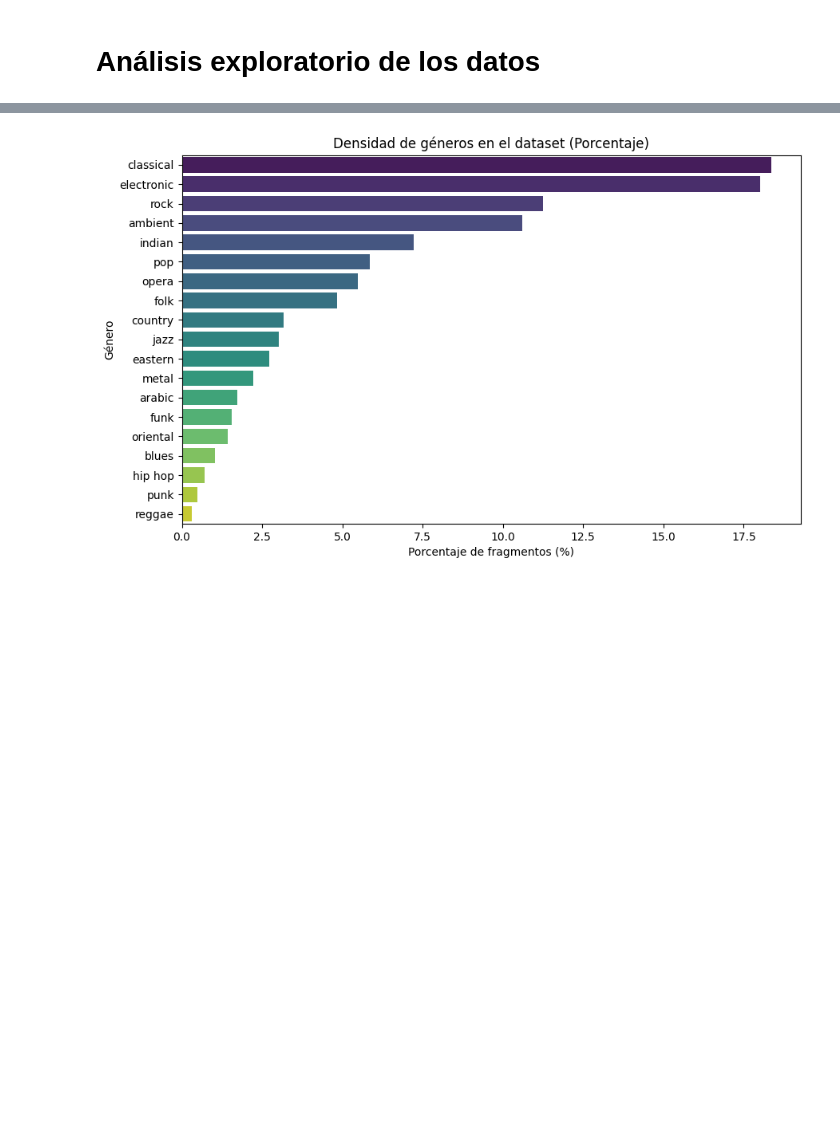
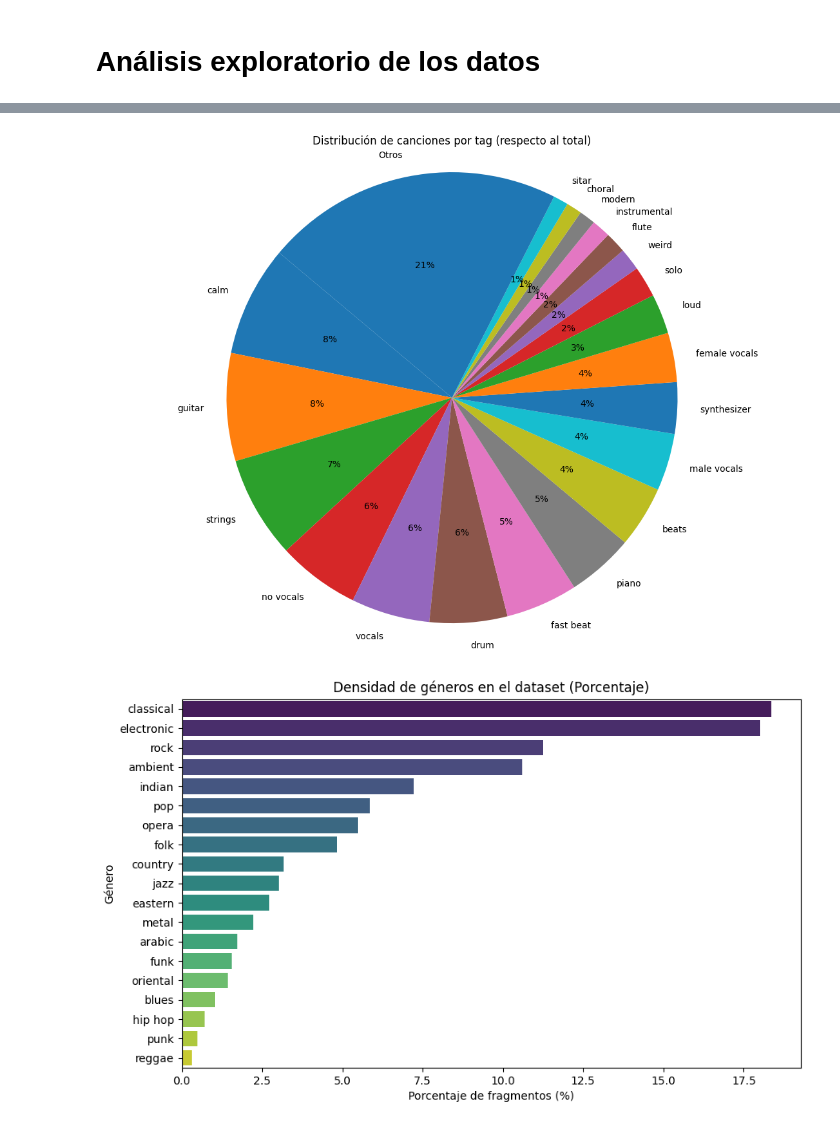
Before and after one commit to darkgigi/TFM-danarrarr, a Jupyter notebook: 03-visualize.ipynb, the cells around one changed output, grey strips where cells are left out. Saved outputs shown, nothing was run; the diff lists cells and outputs as text; code cells hidden in the pictures; blank space fills up the shorter version.

```diff
--- a/03-visualize.ipynb
+++ b/03-visualize.ipynb
@@ -35,0 +99,19 @@ genres_df, tags_df, metadata_df = load_data()
+# %%
+def get_number_of_songs_per_tag(tags_df):
+    """Devuelve el número de canciones por tag."""
+    tags_df['song_id'] = tags_df['mp3_path'].apply(_extract_song_id)
+    tags_df = tags_df.drop(columns=["clip_id", "mp3_path"])
+    tags_df = tags_df.groupby("song_id").agg(lambda x: x.sum() > 0).reset_index()
+    print("Número de canciones totales:", tags_df.shape[0])
+    tags_df = tags_df.drop(columns=["song_id"])
+    print("Número de canciones con sólo un tag:", tags_df[tags_df.sum(axis=1) == 1].shape[0])
+    print("Número de canciones con dos tags:", tags_df[tags_df.sum(axis=1) == 2].shape[0])
+    print("Número de canciones con tres tags:", tags_df[tags_df.sum(axis=1) == 3].shape[0])
+    print("Número de canciones con más de tres tags:", tags_df[tags_df.sum(axis=1) > 3].shape[0])
+
+    tags_df = tags_df.melt()
+    tags_df = tags_df.groupby("variable").agg({"value": "sum"}).reset_index()
+    print("Número de canciones por tag:")
+    return tags_df
+tags_per_tag = get_number_of_songs_per_tag(tags_df)
+print(tags_per_tag)
@@ -36,3 +139,31 @@ genres_df, tags_df, metadata_df = load_data()
+# %%
+def visualize_tag_song_distribution(tags_per_tag, n=20):
+    """Visualiza la distribución de canciones por los n tags más frecuentes frente al total en un diagrama de tarta"""
+    tags_per_tag = tags_per_tag.sort_values(by='value', ascending=False)
+
+    total_value = tags_per_tag['value'].sum()
+
+    top_tags = tags_per_tag.head(n)
+    other_value = tags_per_tag['value'].iloc[n:].sum()
+
+    # Crear nuevos valores y etiquetas
+    values = list(top_tags['value']) + ([other_value] if other_value > 0 else [])
+    labels = list(top_tags['variable']) + (['Otros'] if other_value > 0 else [])
+
+    plt.figure(figsize=(14, 10))
+    plt.pie(
+        values,
+        labels=labels,
+        autopct=lambda p: f'{p:.0f}%' if p > 0 else '',  # Mostrar porcentajes bonitos
+        startangle=140
+    )
+    plt.title('Distribución de canciones por tag (respecto al total)')
+    plt.axis('equal')  # Círculo perfecto
+    plt.show()
+
+visualize_tag_song_distribution(tags_per_tag)
+# %% [output]
+[figure, added]
 # %%
 def visualize_density_genres(genres_df):
     """Visualiza la distribución relativa de géneros en el dataset."""
```
Also changed, not shown: parts of 7 cells of this notebook.
